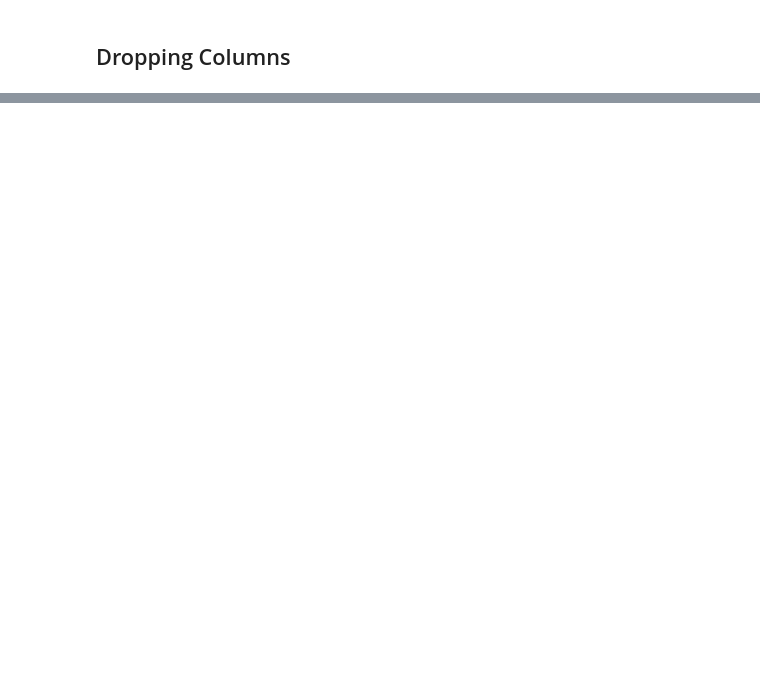
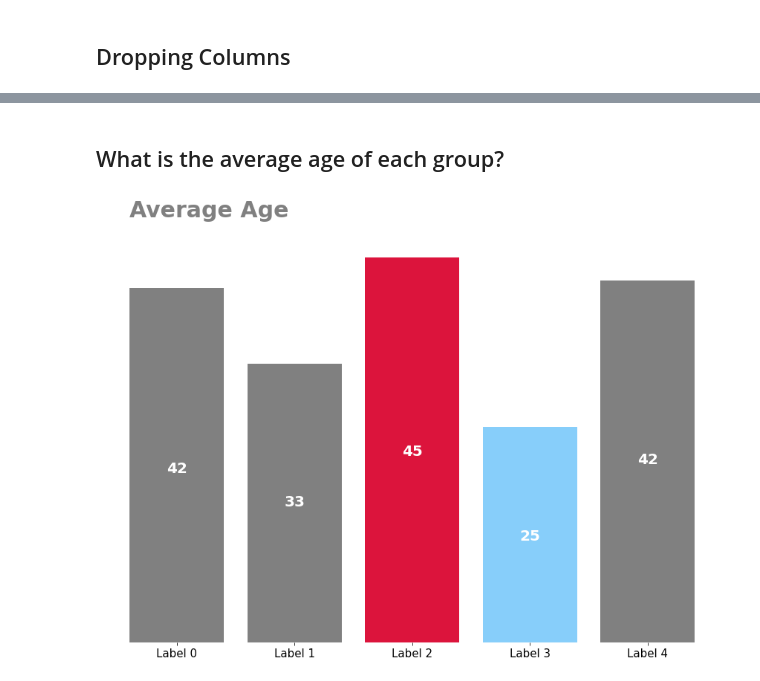
Before and after one commit to MatheusRocha0/Customers-Segmentation, a Jupyter notebook: Customers_Segmentation.ipynb, the cells around one changed output, grey strips where cells are left out. Drawn from its saved outputs; the diff is of its cells as text; code cells hidden in the pictures; blank space fills up the shorter version.

```diff
--- a/Customers_Segmentation.ipynb
+++ b/Customers_Segmentation.ipynb
@@ -400,0 +231,21 @@ plt.show()
+# %% [markdown]
+## What is the average age of each group?
+# %%
+label0age = df[df.label == 0].age.mean()
+label1age = df[df.label == 1].age.mean()
+label2age = df[df.label == 2].age.mean()
+label3age = df[df.label == 3].age.mean()
+label4age = df[df.label == 4].age.mean()
+
+labels = ["Label 0", "Label 1", "Label 2", "Label 3", "Label 4"]
+values = [label0age, label1age, label2age, label3age, label4age]
+
+plt.figure(figsize = (15, 10))
+ax = plt.subplot(111)
+ax.bar(x = labels, height = values, color = color(values))
+bar_config()
+plt.text(s = "Average Age", weight = "bold", fontsize = 30, color = "gray", x = -.4, y = 50)
+add_labels(labels, values)
+plt.show()
+# %% [output]
+[figure, added]
```
Also changed, not shown: parts of 112 cells of this notebook.
